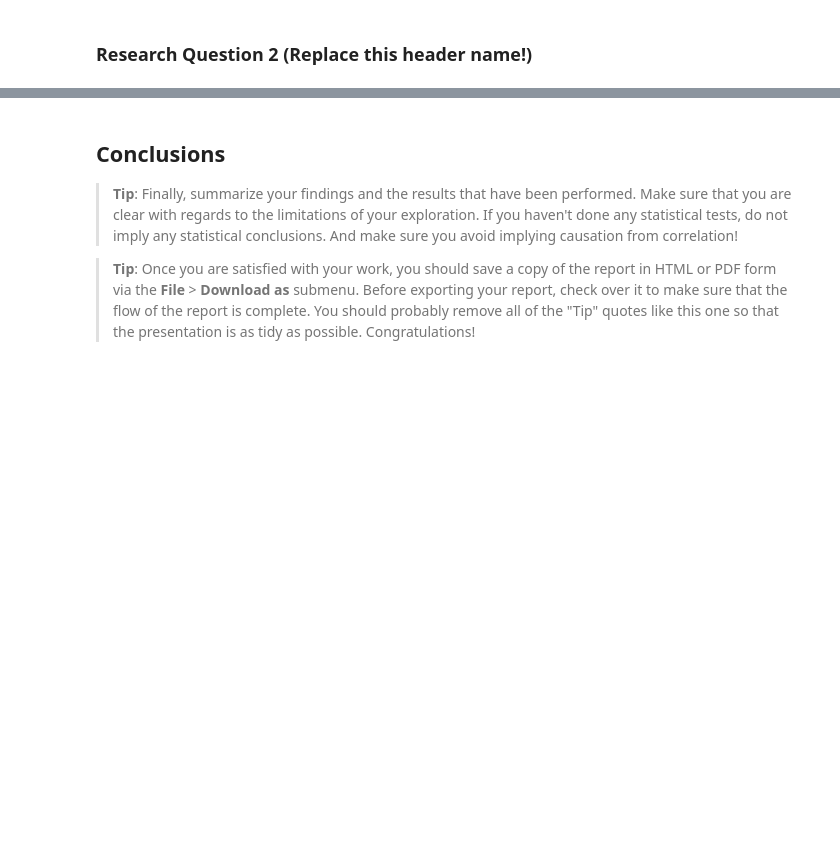
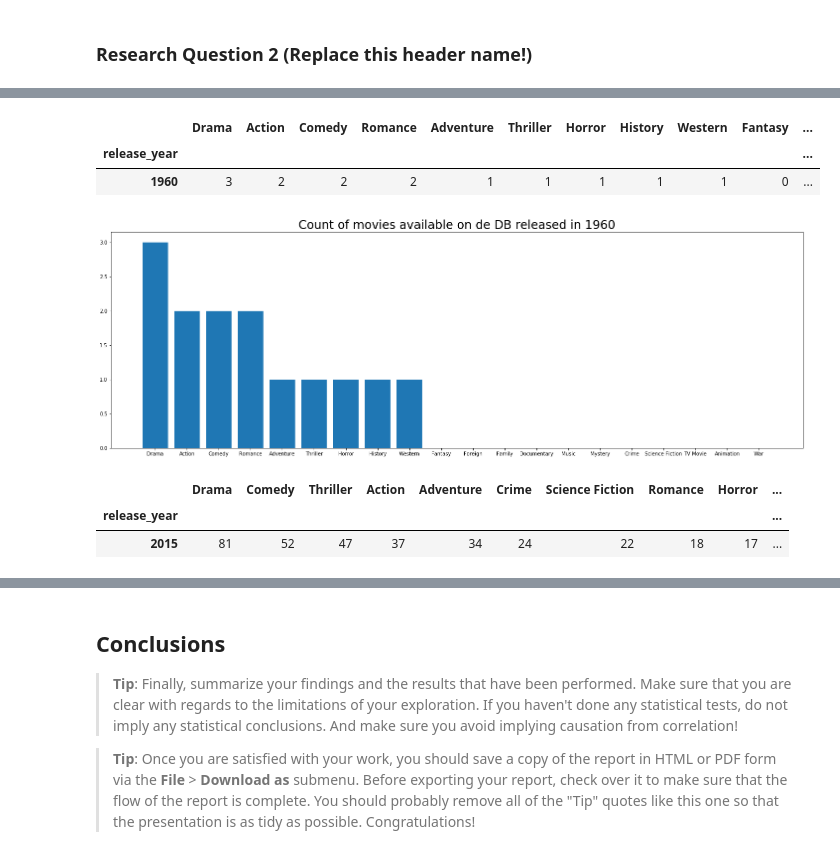
Before and after one commit to xavierlopeze/Investigate-a-Dataset-TMDb-movies-, a Jupyter notebook: report.ipynb, the cells around one changed output, grey strips where cells are left out. Drawn from its saved outputs; the diff is of its cells as text; code cells hidden in the pictures; blank space fills up the shorter version.

```diff
--- a/report.ipynb
+++ b/report.ipynb
@@ -361,0 +460,20 @@ df.T
+# %%
+df_firstyear = df_yh[df_yh.index == df_yh.index[0]].T
+df_firstyear.sort_values(by=[df_yh.index[0]], ascending = False, inplace = True)
+df_firstyear.T
+# %% [output]
+|  | Drama | Action | Comedy | Romance | Adventure | Thriller | Horror | History | Western | Fantasy | ... |
+| release_year |  |  |  |  |  |  |  |  |  |  | ... |
+| 1960 | 3 | 2 | 2 | 2 | 1 | 1 | 1 | 1 | 1 | 0 | ... |
+# %%
+pot_count_genres_hist(df_firstyear,"Count of movies available on de DB released in " + str(df_yh.index[0]) )
+# %% [output]
+[figure, added]
+# %%
+df_firstyear = df_yh[df_yh.index == df_yh.index[-1]].T
+df_firstyear.sort_values(by=[df_yh.index[-1]], ascending = False, inplace = True)
+df_firstyear.T
+# %% [output]
+|  | Drama | Comedy | Thriller | Action | Adventure | Crime | Science Fiction | Romance | Horror | ... |
+| release_year |  |  |  |  |  |  |  |  |  | ... |
+| 2015 | 81 | 52 | 47 | 37 | 34 | 24 | 22 | 18 | 17 | ... |
```
Also changed, not shown: parts of 42 cells of this notebook.
